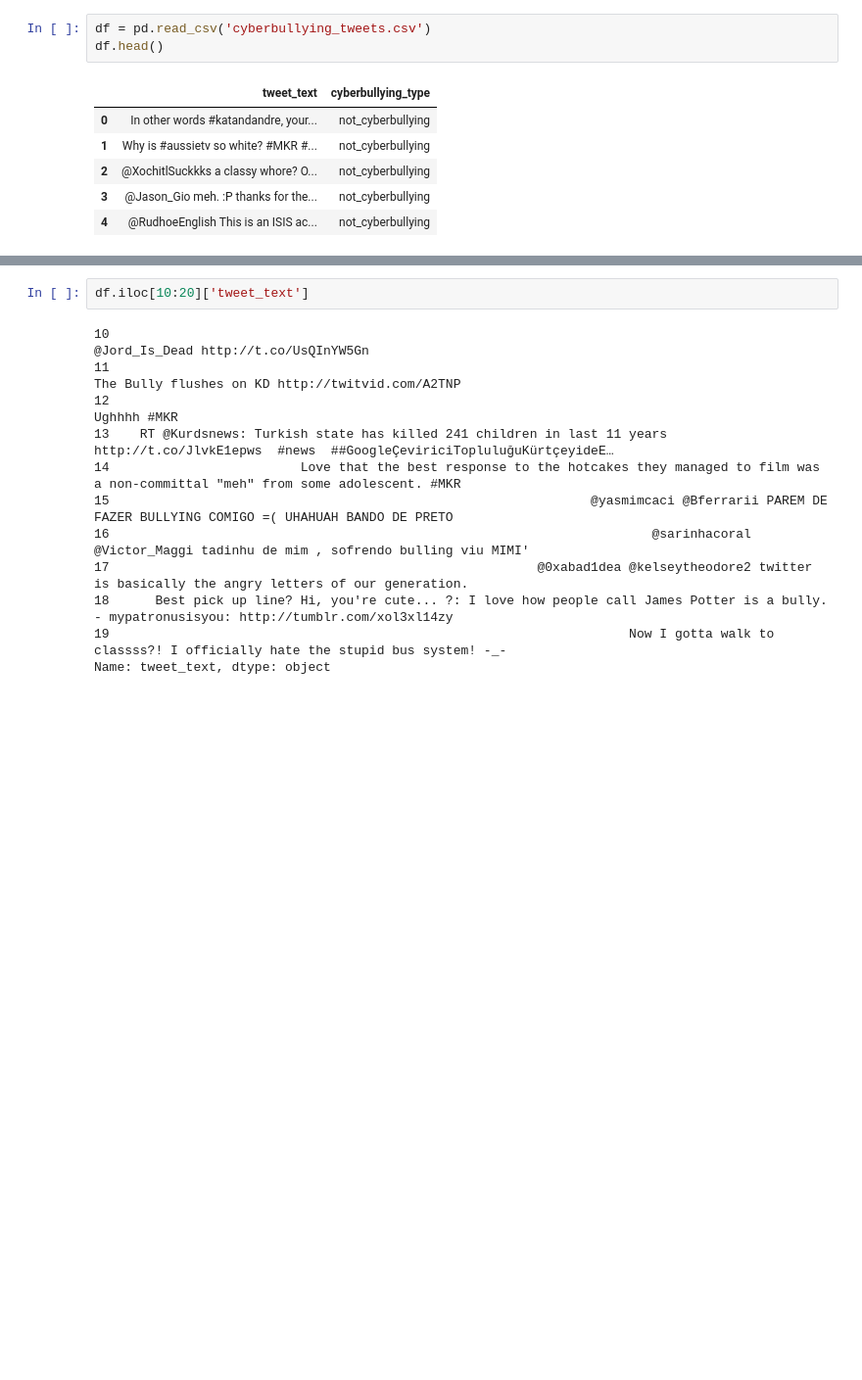
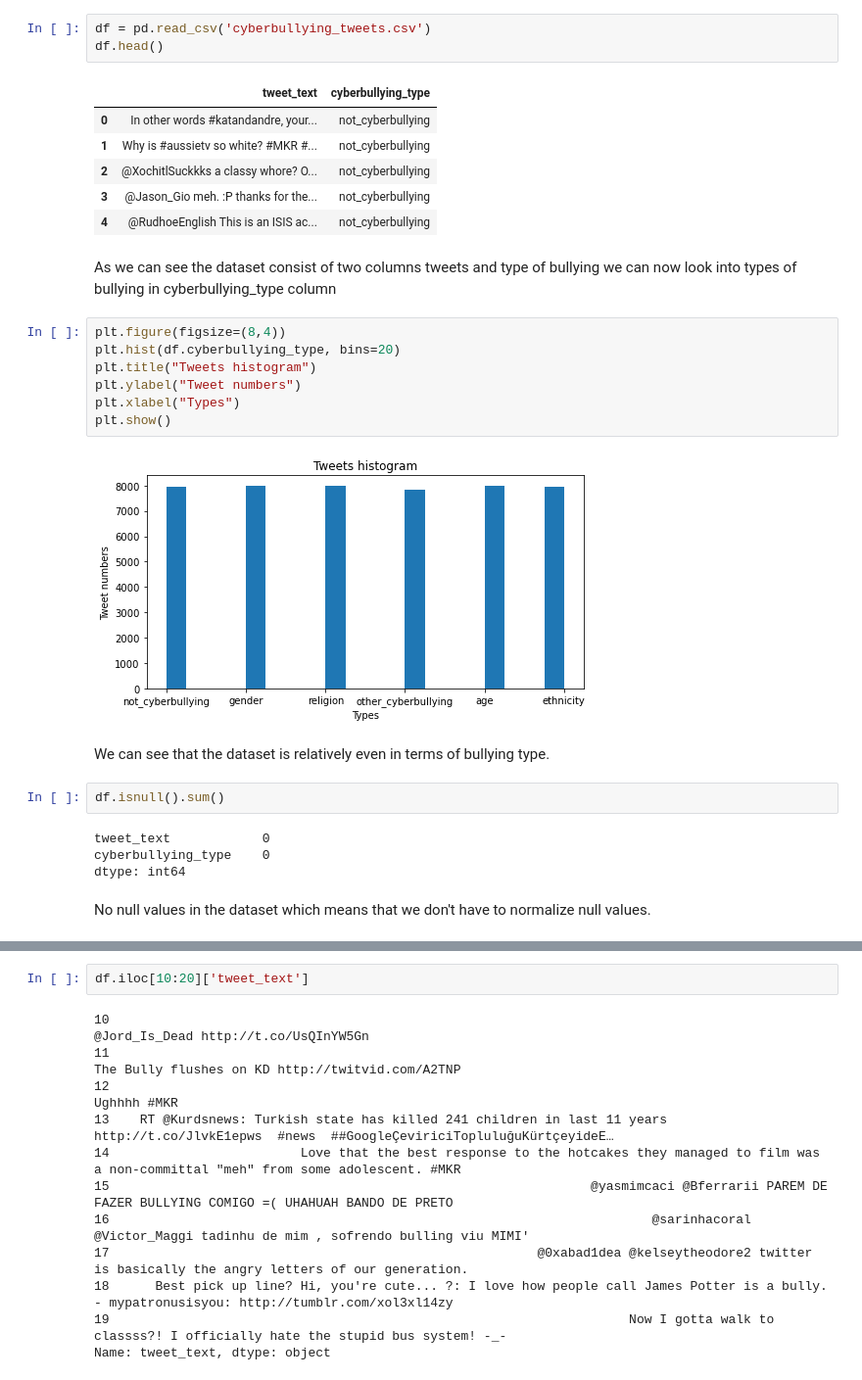
Before and after one commit to abdicodes/text-cassification, a Jupyter notebook: Hate speech detection.ipynb, the cells around one changed output, grey strips where cells are left out. Shown at 98% size. Saved outputs shown, nothing was run; the diff lists cells and outputs as text; blank space fills up the shorter version.

```diff
--- a/Hate speech detection.ipynb
+++ b/Hate speech detection.ipynb
@@ -15,3 +39,25 @@ df.head()
 | 2 | @XochitlSuckkks a classy whore? O... | not_cyberbullying |
 | 3 | @Jason_Gio meh. :P thanks for the... | not_cyberbullying |
 | 4 | @RudhoeEnglish This is an ISIS ac... | not_cyberbullying |
+# %% [markdown]
+As we can see the dataset consist of two columns tweets and type of bullying we can now look into types
+of bullying in cyberbullying_type column
+# %%
+plt.figure(figsize=(8,4))
+plt.hist(df.cyberbullying_type, bins=20)
+plt.title("Tweets histogram")
+plt.ylabel("Tweet numbers")
+plt.xlabel("Types")
+plt.show()
+# %% [output]
+[figure, added]
+# %% [markdown]
+We can see that the dataset is relatively even in terms of bullying type.
+# %%
+df.isnull().sum()
+# %% [output]
+tweet_text            0
+cyberbullying_type    0
+dtype: int64
+# %% [markdown]
+No null values in the dataset which means that we don't have to normalize null values.
```
Also changed, not shown: parts of 26 cells of this notebook.
